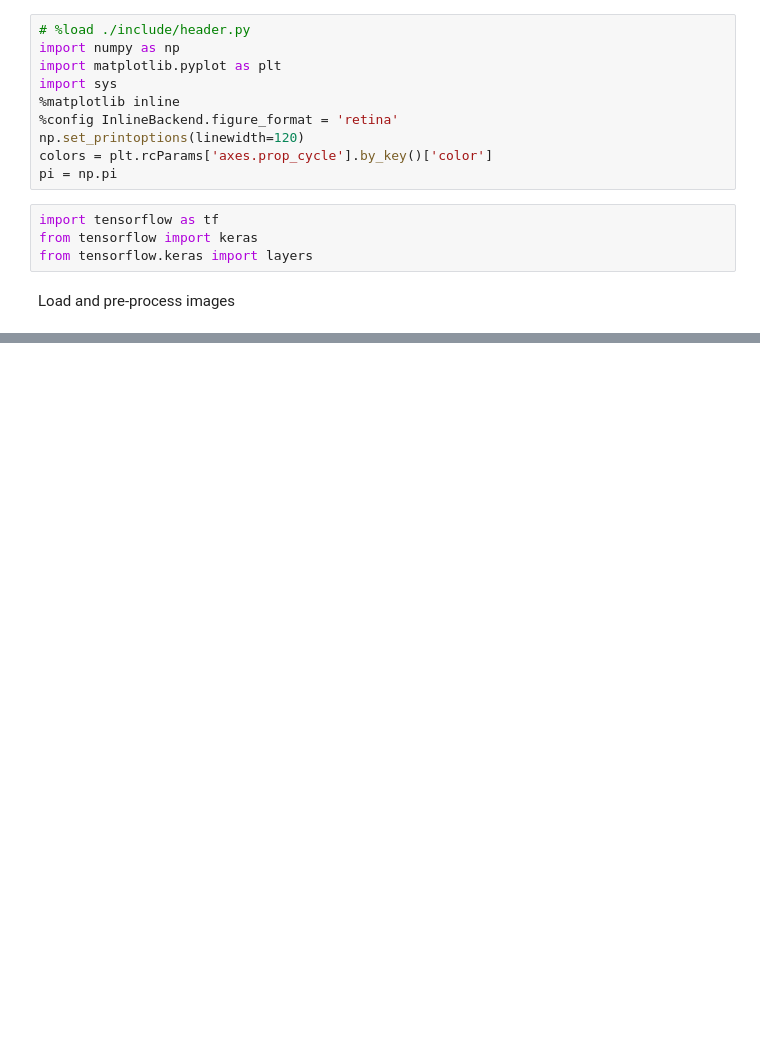
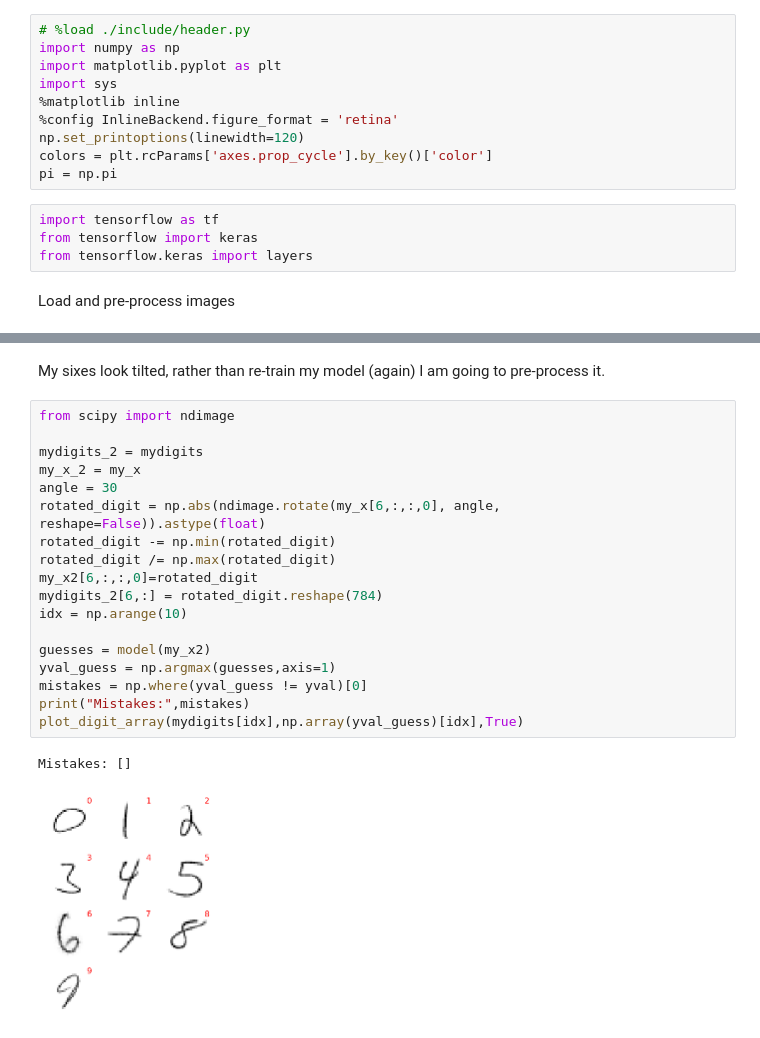
Before and after one commit to sandimas/ml4s_HW, a Jupyter notebook: A04/A04_1.ipynb, the cells around one changed output, grey strips where cells are left out. Saved outputs shown, nothing was run; the diff lists cells and outputs as text; blank space fills up the shorter version.

```diff
--- a/A04/A04_1.ipynb
+++ b/A04/A04_1.ipynb
@@ -103,0 +200,23 @@ plt.matshow(mydigits[0],cmap='binary')
+# %% [markdown]
+My sixes look tilted, rather than re-train my model (again) I am going to pre-process it.
+# %%
+from scipy import ndimage
+
+mydigits_2 = mydigits
+my_x_2 = my_x
+angle = 30
+rotated_digit = np.abs(ndimage.rotate(my_x[6,:,:,0], angle, reshape=False)).astype(float)
+rotated_digit -= np.min(rotated_digit)
+rotated_digit /= np.max(rotated_digit)
+my_x2[6,:,:,0]=rotated_digit
+mydigits_2[6,:] = rotated_digit.reshape(784)
+idx = np.arange(10)
+
+guesses = model(my_x2)
+yval_guess = np.argmax(guesses,axis=1)
+mistakes = np.where(yval_guess != yval)[0]
+print("Mistakes:",mistakes)
+plot_digit_array(mydigits[idx],np.array(yval_guess)[idx],True)
+# %% [output]
+Mistakes: []
+[figure, added]
```
Also changed, not shown: parts of 10 cells of this notebook.
